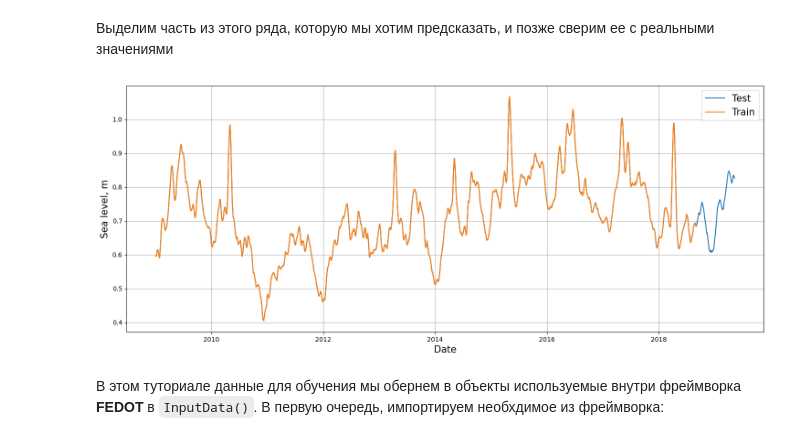
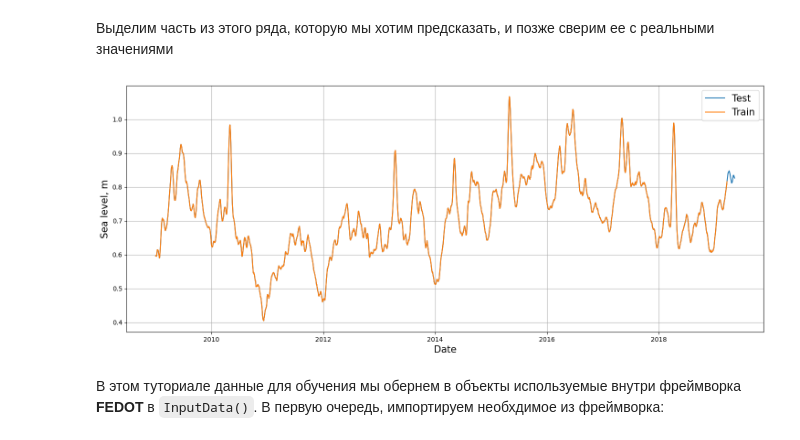
Before and after one commit to stockblog/webinar_automl_fedot, a Jupyter notebook: FEDOT Tutorial - Timeseries Forecasting.ipynb, the cells around one changed output. Saved outputs shown, nothing was run; the diff lists cells and outputs as text; code cells hidden in the pictures.

```diff
--- a/FEDOT Tutorial - Timeseries Forecasting.ipynb
+++ b/FEDOT Tutorial - Timeseries Forecasting.ipynb
@@ -73,21 +73,21 @@ print(f'Длинна временного ряда - {len(timeseries_df)}')
 # %% [markdown]
 Выделим часть из этого ряда, которую мы хотим предсказать, и позже сверим ее с реальными значениями
 # %%
-len_forecast = 250
+len_forecast = 50
 
 true_values = np.array(timeseries_df['Level'])
 train_array = true_values[:-len_forecast]
 test_array = true_values[-len_forecast:]
 
 plt.plot(timeseries_df['Date'], true_values, label = 'Test')
 plt.plot(timeseries_df['Date'][:-len_forecast], train_array, label = 'Train')
 plt.xlabel('Date', fontsize = 15)
 plt.ylabel('Sea level, m', fontsize = 15)
 plt.legend(fontsize = 15)
 plt.grid()
 plt.show()
 # %% [output]
-[figure, old version]
+[figure, new version]
 # %% [markdown]
 В этом туториале данные для обучения мы обернем в объекты используемые внутри фреймворка **FEDOT** в `InputData()`. В первую очередь, импортируем необхдимое из фреймворка:
 # %%
```
Also changed, not shown: parts of 9 cells of this notebook, 3 other files.
